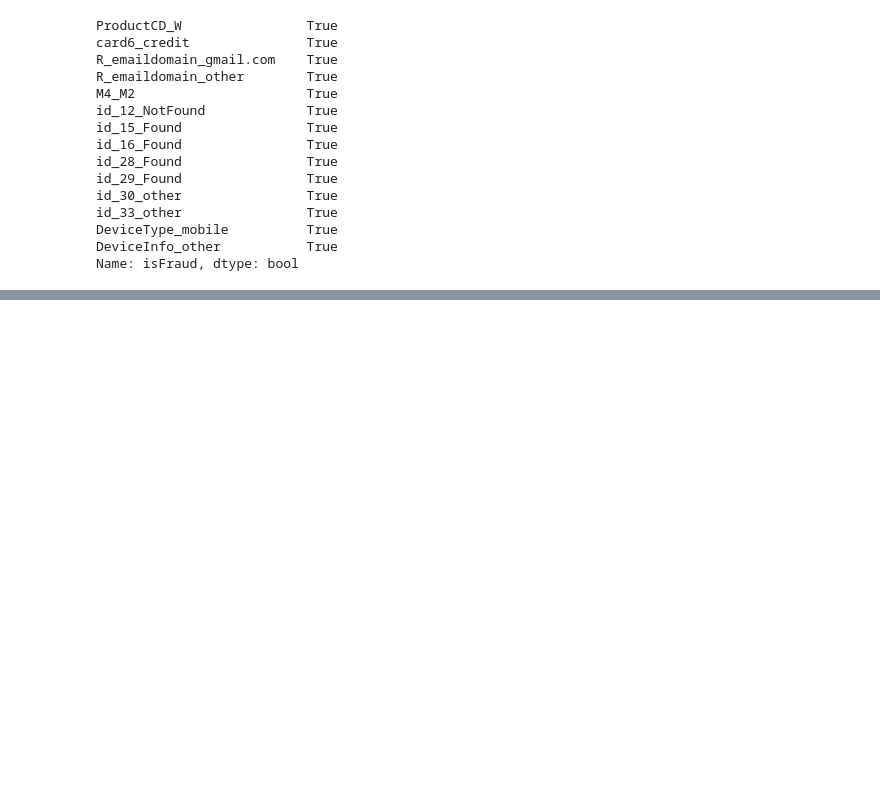
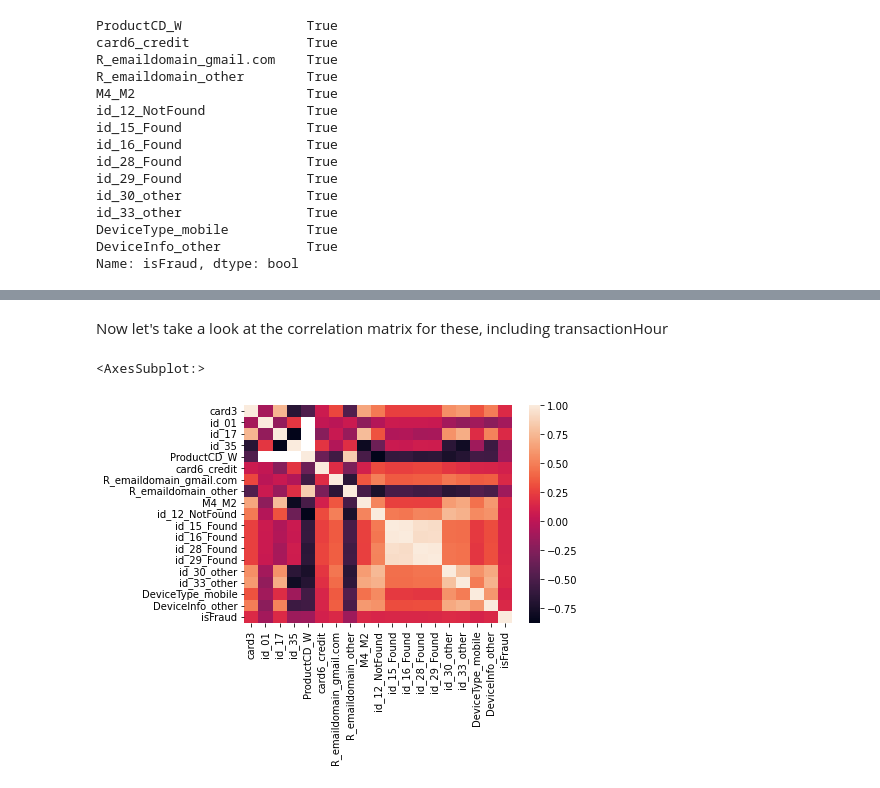
Before and after one commit to olibpool/Project-2, a Jupyter notebook: data exploration.ipynb, the cells around one changed output, grey strips where cells are left out. Cells and saved outputs as stored; diff of their text form; code cells hidden in the pictures; blank space fills up the shorter version.

```diff
--- a/data exploration.ipynb
+++ b/data exploration.ipynb
@@ -557,6 +557,8 @@ id_01    True
 id_17    True
 id_35    True
 Name: isFraud, dtype: bool
+# %%
+vars_to_include = list(num_vars[num_vars].index)
 # %%
 np.abs(corr_cat['isFraud'][2:]).plot()
 
@@ -600,3 +601,5 @@ id_33_other                True
 DeviceType_mobile          True
 DeviceInfo_other           True
 Name: isFraud, dtype: bool
+# %%
+vars_to_include += list(cat_vars[cat_vars].index)
@@ -602,0 +691,14 @@ Name: isFraud, dtype: bool
+# %% [markdown]
+Now let's take a look at the correlation matrix for these, including transactionHour
+# %%
+last_df = pd.get_dummies(full)
+
+last_df = last_df[vars_to_include]
+last_df['isFraud'] = full['isFraud']
+
+last_corr = last_df.corr()
+
+sns.heatmap(last_corr)
+# %% [output]
+<AxesSubplot:>
+[figure, added]
```
Also changed, not shown: parts of 11 cells of this notebook.
